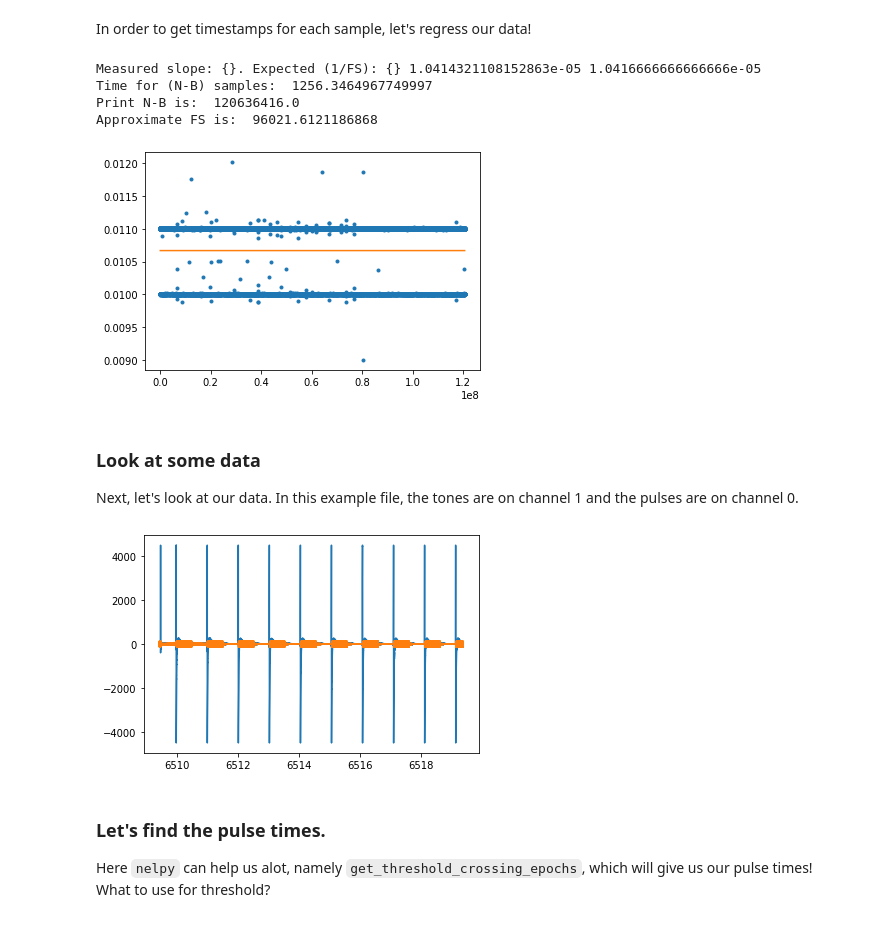
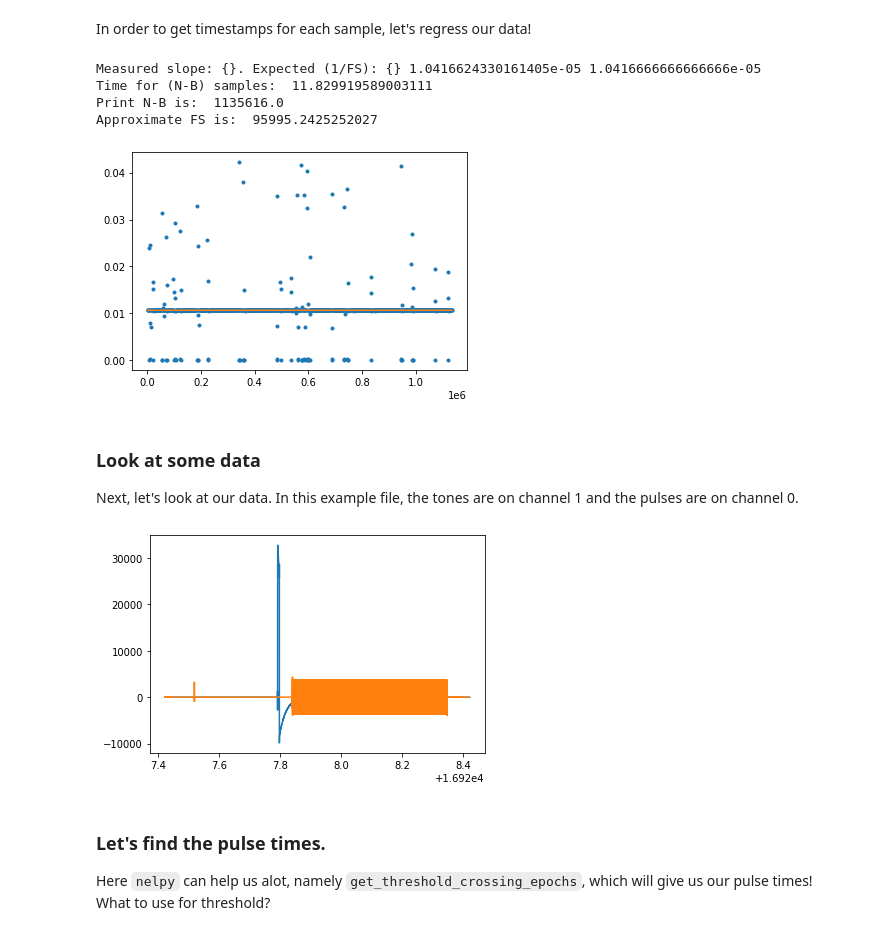
Before and after one commit to kemerelab/TreadmillIO, a Jupyter notebook: ClientSide/Documentation/Examining Latency.ipynb, the cells around one changed output. Drawn from its saved outputs; the diff is of its cells as text; code cells hidden in the pictures.

```diff
--- a/ClientSide/Documentation/Examining Latency.ipynb
+++ b/ClientSide/Documentation/Examining Latency.ipynb
@@ -19,10 +19,13 @@ import scipy.io.wavfile
   3. Measure latency between GPIO and sound
 
 ### NOTE: The data file for this analysis used a buffer size of `64`, which corresponds to a playback buffer of 4 x 64 = 256 samples.
+# %%
+data_dir = '../ExperimentLog2020-06-18_2226'
+import os
 # %%
-fs, data = scipy.io.wavfile.read('../ExperimentLog2020-06-15_1834/microphone.wav')
+fs, data = scipy.io.wavfile.read(os.path.join(data_dir, 'microphone.wav'))
 # %%
-audio_ts = np.loadtxt('../ExperimentLog2020-06-15_1834/microphone.wav.log', delimiter=',', skiprows=2)
+audio_ts = np.loadtxt(os.path.join(data_dir, 'microphone.wav.log'), delimiter=',', skiprows=2)
 # %% [markdown]
 ### The audio timestamp file
 
@@ -74,19 +80,19 @@ print('Time for (N-B) samples: ', (buffer_ts[-1]-buffer_ts[0]))
 print('Print N-B is: ', n_buffer[-1]-n_buffer[0])
 print('Approximate FS is: ', (n_buffer[-1]-n_buffer[0])/(buffer_ts[-1]-buffer_ts[0]))
 # %% [output]
-Measured slope: {}. Expected (1/FS): {} 1.0414321108152863e-05 1.0416666666666666e-05
-Time for (N-B) samples:  1256.3464967749997
-Print N-B is:  120636416.0
-Approximate FS is:  96021.6121186868
+Measured slope: {}. Expected (1/FS): {} 1.0416624330161405e-05 1.0416666666666666e-05
+Time for (N-B) samples:  11.829919589003111
+Print N-B is:  1135616.0
+Approximate FS is:  95995.2425252027
-[figure, old version]
+[figure, new version]
 # %% [markdown]
 ### Look at some data
 Next, let's look at our data. In this example file, the tones are on channel 1 and the pulses are on channel 0.
 # %%
 t_sound = intercept + np.arange(0, data.shape[0], step=1) * slope
-plt.plot(t_sound[:96000*10], data[:96000*10,:]);
+plt.plot(t_sound[:fs], data[:fs,:]);
 # %% [output]
-[figure, old version]
+[figure, new version]
 # %% [markdown]
 ### Let's find the pulse times.
 
```
Also changed, not shown: parts of 13 cells of this notebook, 7 other files.
